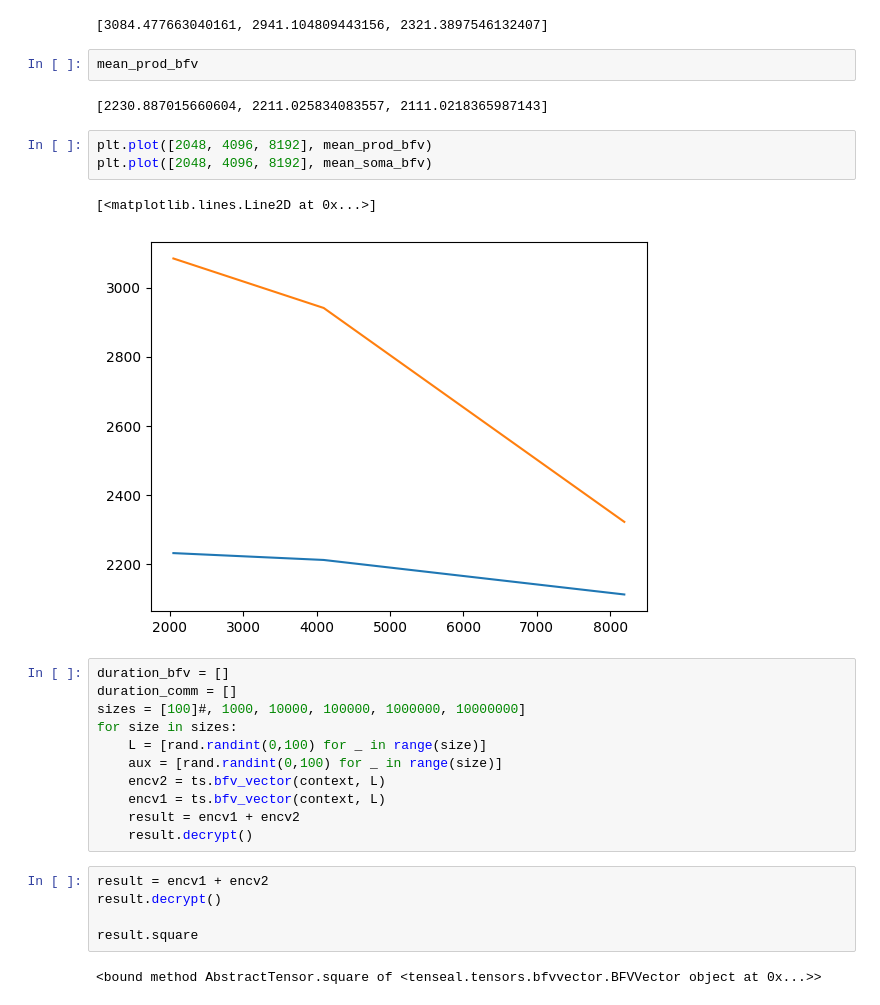
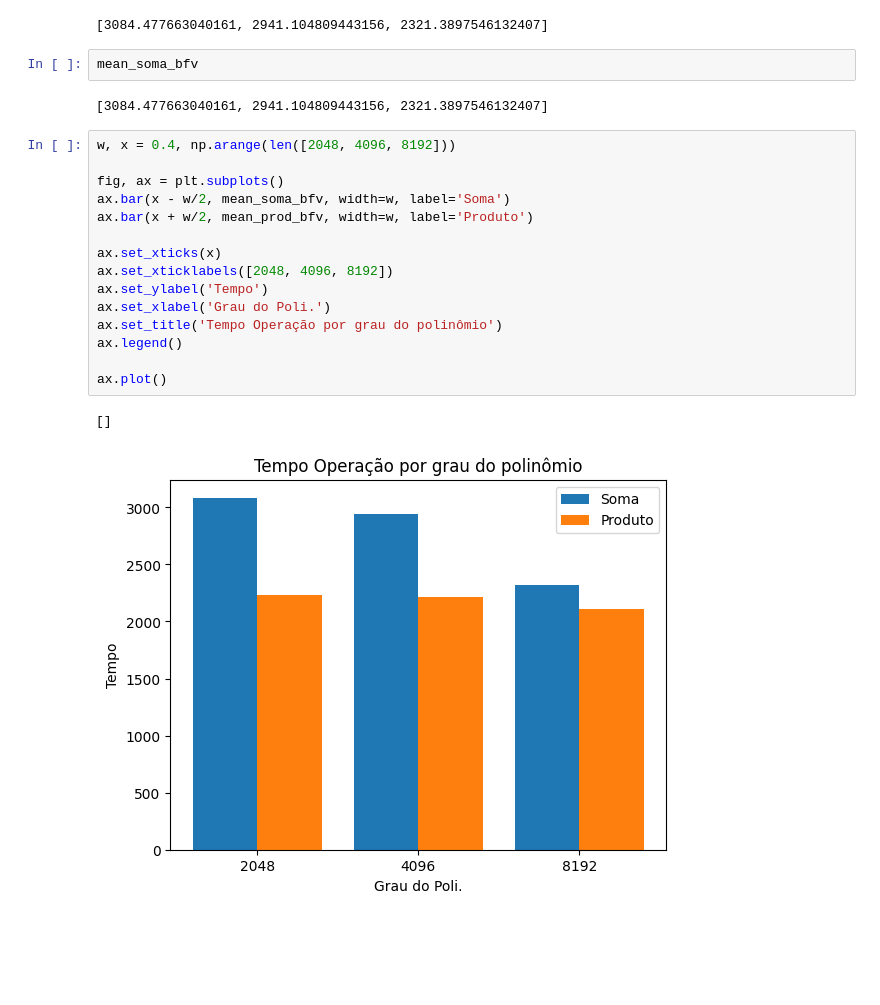
Before and after one commit to Gabriel-Fadoul/fully-homomorphic-encryption-project, a Jupyter notebook: BenchmarkTenSEAL.ipynb, the cells around one changed output. Cells and saved outputs as stored; diff of their text form; blank space fills up the shorter version.

```diff
--- a/BenchmarkTenSEAL.ipynb
+++ b/BenchmarkTenSEAL.ipynb
@@ -114,30 +194,24 @@ mean_soma_bfv
 # %% [output]
 [3084.477663040161, 2941.104809443156, 2321.3897546132407]
 # %%
-mean_prod_bfv
+mean_soma_bfv
 # %% [output]
-[2230.887015660604, 2211.025834083557, 2111.0218365987143]
+[3084.477663040161, 2941.104809443156, 2321.3897546132407]
-# %%
-plt.plot([2048, 4096, 8192], mean_prod_bfv)
-plt.plot([2048, 4096, 8192], mean_soma_bfv)
-# %% [output]
-[<matplotlib.lines.Line2D at 0x...>]
-[figure, removed]
-# %%
-duration_bfv = []
-duration_comm = []
-sizes = [100]#, 1000, 10000, 100000, 1000000, 10000000]
-for size in sizes:
-    L = [rand.randint(0,100) for _ in range(size)]
-    aux = [rand.randint(0,100) for _ in range(size)]
-    encv2 = ts.bfv_vector(context, L)
-    encv1 = ts.bfv_vector(context, L)
-    result = encv1 + encv2
-    result.decrypt()
-# %%
-result = encv1 + encv2
-result.decrypt()
-
-result.square
-# %% [output]
-<bound method AbstractTensor.square of <tenseal.tensors.bfvvector.BFVVector object at 0x...>>
+# %%
+w, x = 0.4, np.arange(len([2048, 4096, 8192]))
+
+fig, ax = plt.subplots()
+ax.bar(x - w/2, mean_soma_bfv, width=w, label='Soma')
+ax.bar(x + w/2, mean_prod_bfv, width=w, label='Produto')
+
+ax.set_xticks(x)
+ax.set_xticklabels([2048, 4096, 8192])
+ax.set_ylabel('Tempo')
+ax.set_xlabel('Grau do Poli.')
+ax.set_title('Tempo Operação por grau do polinômio')
+ax.legend()
+
+ax.plot()
+# %% [output]
+[]
+[figure, added]
```
Also changed, not shown: parts of 10 cells of this notebook, 1 other file.
